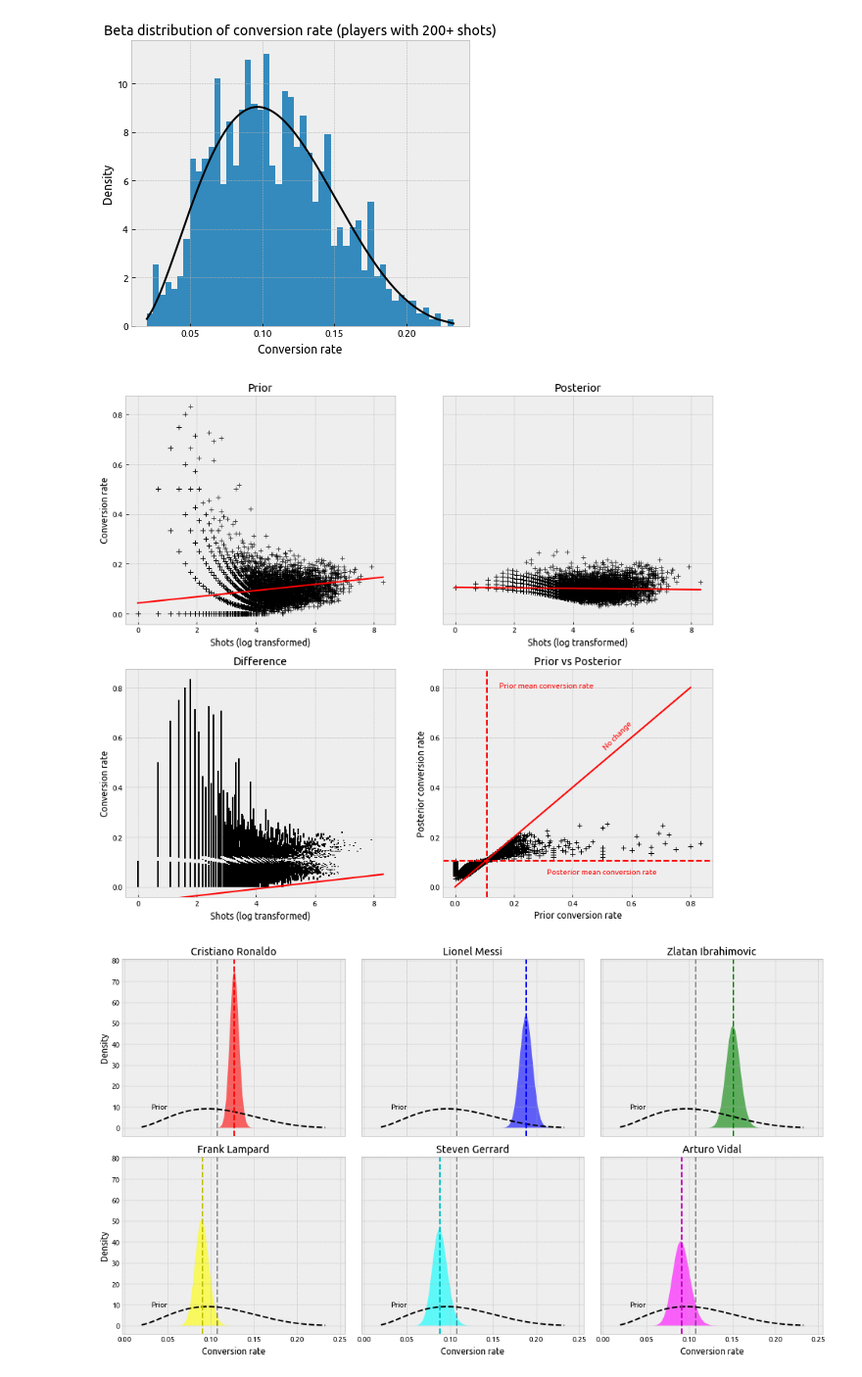
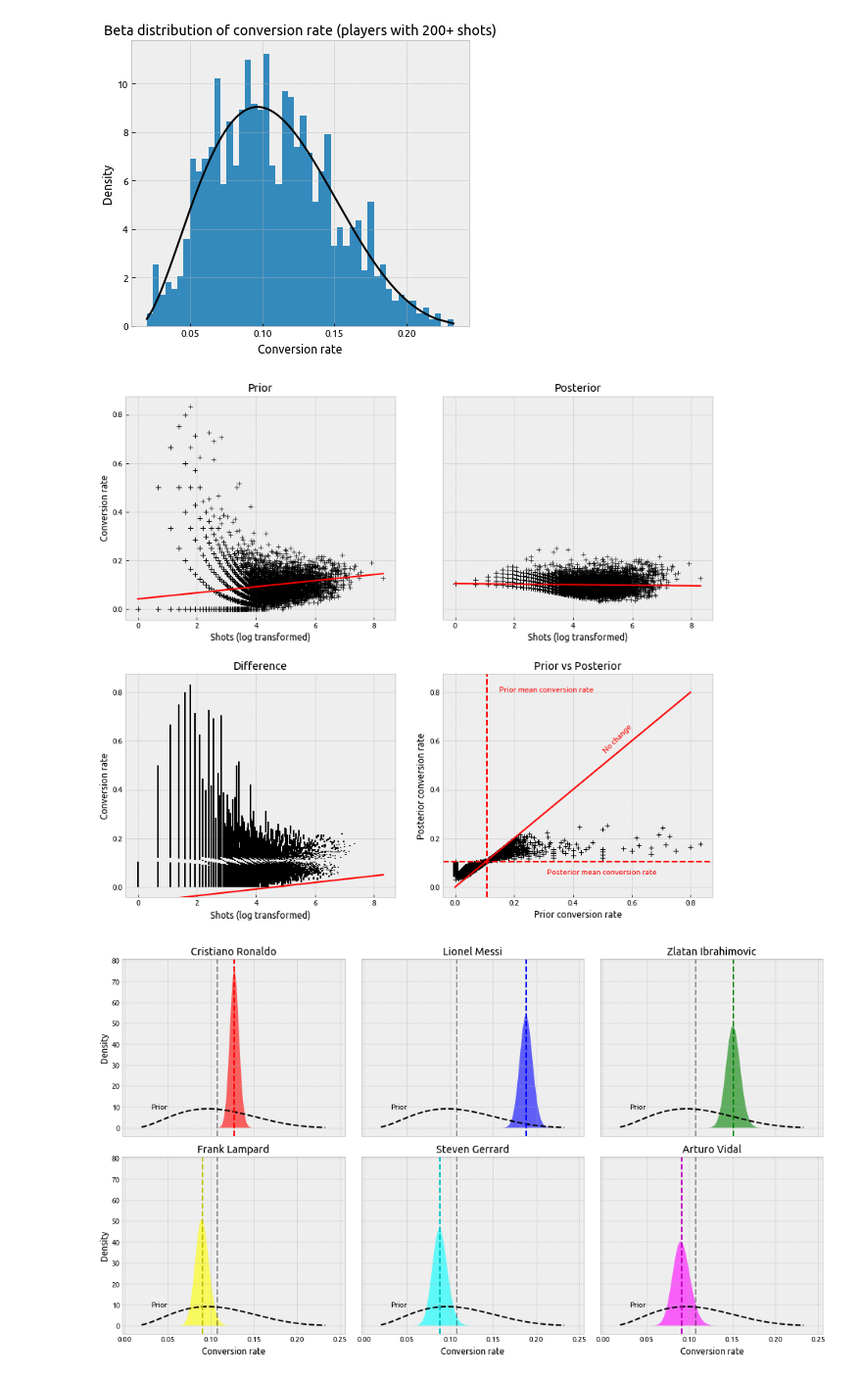
Before and after one commit to karangadiya/best-finishers-in-football, a Jupyter notebook: best-finishers-in-football.ipynb, the cells around one changed output. Shown at 98% size. Cells and saved outputs as stored; diff of their text form; code cells hidden in the pictures.

```diff
--- a/best-finishers-in-football.ipynb
+++ b/best-finishers-in-football.ipynb
@@ -152,34 +153,35 @@ ax2.plot(shots_transformed, p(shots_transformed), 'r')
 ax2.set_ylim(ax1.get_ylim())
 ax2.yaxis.set_ticklabels([])
 ax2.yaxis.set_ticks_position('none')
 
 ax3.set_title('Difference')
 ax3.set_xlabel('Shots (log transformed)')
 ax3.set_ylabel('Conversion rate')
 ax3.vlines(x = shots_transformed, ymin = posterior_means[data['Conversion Rate'] != 1], ymax = conversion_rates)
 z = np.polyfit(shots_transformed, conversion_rates - posterior_means[data['Conversion Rate'] != 1], 1)
 p = np.poly1d(z)
 ax3.plot(shots_transformed, p(shots_transformed), 'r')
 ax3.set_ylim(ax1.get_ylim())
 ax3.yaxis.set_ticks_position('none')
 
 ax4.set_title('Prior vs Posterior')
 ax4.set_xlabel('Prior conversion rate')
 ax4.set_ylabel('Posterior conversion rate')
 ax4.plot(conversion_rates, posterior_means[data['Conversion Rate'] != 1], 'k+')
 ax4.plot([0, 0.8], [0, 0.8], color = 'red')
 ax4.text(0.5, 0.65, 'No change', color = 'r', horizontalalignment = 'left', rotation = 45)
 ax4.axvline(x = prior_m, linestyle = '--', color = 'red')
 ax4.text(0.15, 0.8, 'Prior mean conversion rate', color = 'r', horizontalalignment = 'left')
 ax4.axhline(y = np.mean(data['Posterior Conversion Rate']), linestyle = '--', color = 'red')
 ax4.text(0.5, 0.05, 'Posterior mean conversion rate', color = 'r', horizontalalignment = 'center')
 ax4.set_ylim(ax1.get_ylim())
 ax4.yaxis.set_ticks_position('none')
 
 plt.subplots_adjust(wspace = 5)
+plt.subplots_adjust(hspace = 5)
 fig.tight_layout()
 # %% [output]
-[figure, old version]
+[figure, new version]
 # %%
 fig, ax = plt.subplots(nrows = 2, ncols = 3, figsize = (14, 8))
 ax1, ax2, ax3, ax4, ax5, ax6 = ax.flatten()
```
Also changed, not shown: parts of 3 cells of this notebook.
